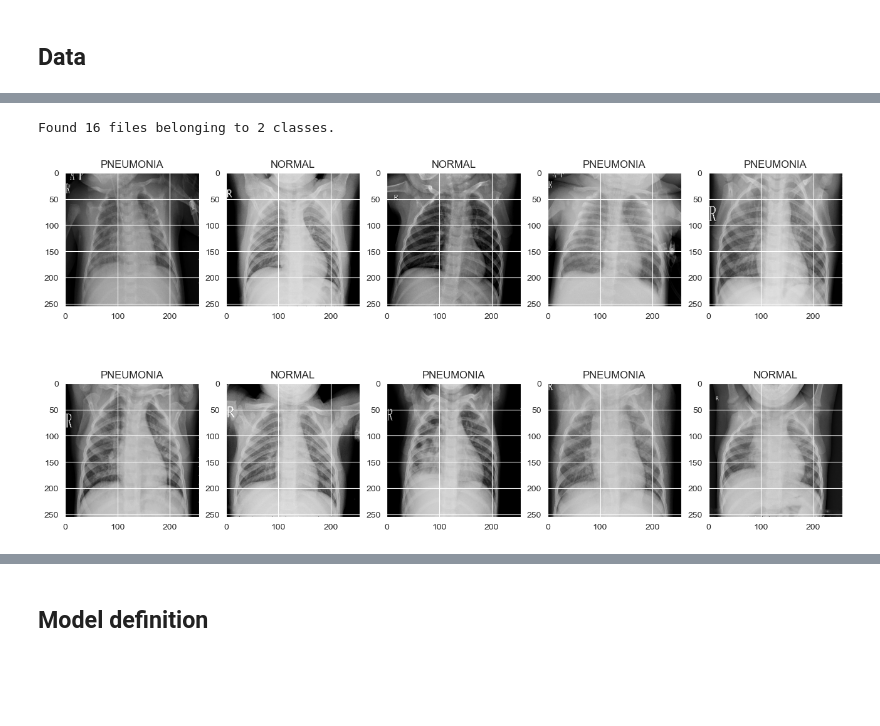
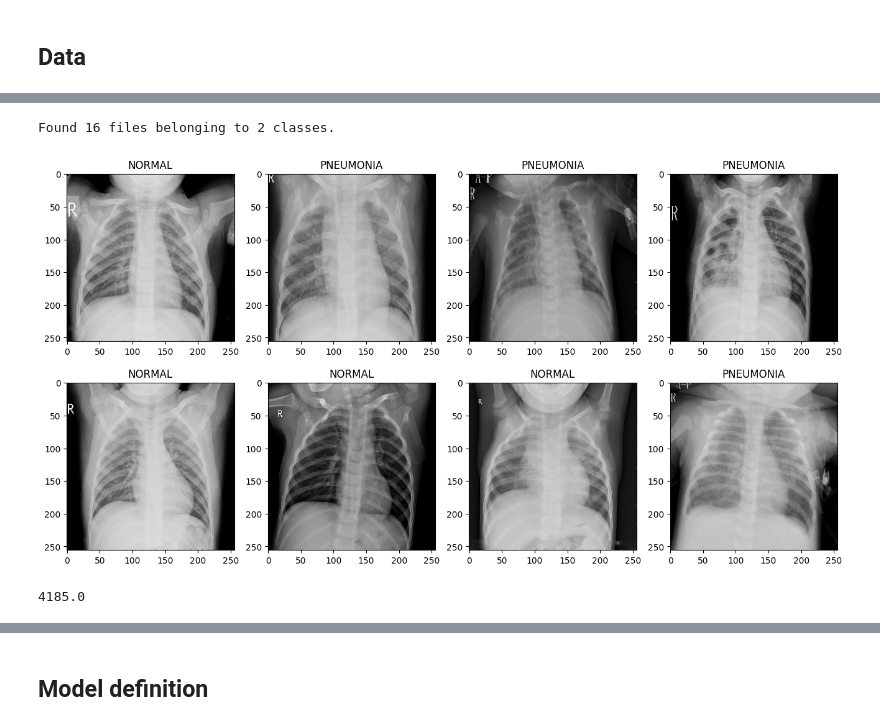
Before and after one commit to mjirik/tutorials, a Jupyter notebook: pneumonia_classification/pneumonia_classification.ipynb, the cells around one changed output, grey strips where cells are left out. Cells and saved outputs as stored; diff of their text form; code cells hidden in the pictures; blank space fills up the shorter version.

```diff
--- a/pneumonia_classification/pneumonia_classification.ipynb
+++ b/pneumonia_classification/pneumonia_classification.ipynb
@@ -42,7 +97,11 @@ from pathlib import Path
 # %%
 # DATA_ROOT = '/kaggle/input/chest-xray-pneumonia/chest_xray'
-DATA_ROOT = Path(r"H:\medical\orig\kaggle-chest-xray-pneumonia/chest_xray")
+DATA_ROOT = Path('/auto/plzen4-ntis/projects/korpusy_cv/kaggle/chest_xray')
+# DATA_ROOT = Path(f'{os.getenv("SCRATCHDIR")}/kaggle/chest_xray')
+# DATA_ROOT = Path(r"H:\medical\orig\kaggle-chest-xray-pneumonia/chest_xray")
 
 DATA_TRAIN = DATA_ROOT/ "train"
 DATA_VALID = DATA_ROOT/ "val"
 DATA_TEST  = DATA_ROOT/ "test"
+
+assert DATA_ROOT.exists()
@@ -78,25 +126,25 @@ TESTING Directory
 # %%
 def show_batch(image_batch, label_batch):
     plt.figure(figsize=(16, 8))
-    for n in range(10):
-        ax = plt.subplot(2, 5, n+1)
+    for n in range(8):
+        ax = plt.subplot(2, 4, n+1)
         plt.imshow(image_batch[n], cmap='gray')
         if label_batch[n]:
             plt.title("PNEUMONIA")
         else:
             plt.title("NORMAL")
 #         plt.axis("off")
 
 image_batch, label_batch = next(iter(image_dataset_from_directory(
     DATA_VALID,
     label_mode='binary',
     class_names=['NORMAL', 'PNEUMONIA'],
     color_mode='grayscale')))
 
 show_batch(image_batch.numpy(), label_batch.numpy())
 # %% [output]
 Found 16 files belonging to 2 classes.
-[figure, old version]
+[figure, new version]
 # %%
 LABELS = ['NORMAL', 'PNEUMONIA']
 IMAGE_SIZE = (224, 224)
@@ -117,0 +262,22 @@ def get_datasource(*data_dirs, flag=cv2.IMREAD_GRAYSCALE):
+# %%
+x_train_orig, x_valid_orig, y_train_orig, y_valid_orig = train_test_split(*get_datasource(DATA_TRAIN, DATA_VALID), test_size=0.2)
+x_test, y_test = get_datasource(DATA_TEST)
+x_train, x_valid, y_train, y_valid = make_dataset_smaller(x_train_orig, x_valid_orig, y_train_orig, y_valid_orig, size_indicator="L")
+
+
+x_train_orig = np.expand_dims(x_train_orig, axis=-1)
+x_valid_orig = np.expand_dims(x_valid_orig, axis=-1)
+x_test  = np.expand_dims(x_test, axis=-1)
+
+datagen = ImageDataGenerator(
+#         rotation_range = 30,
+#         zoom_range = 0.2,
+#         width_shift_range=0.1,
+#         height_shift_range=0.1,
+#         horizontal_flip = True,
+        vertical_flip=False
+)
+
+datagen.fit(x_train_orig)
+# %% [output]
+4185.0
```
Also changed, not shown: parts of 59 cells of this notebook, 1 other file.
